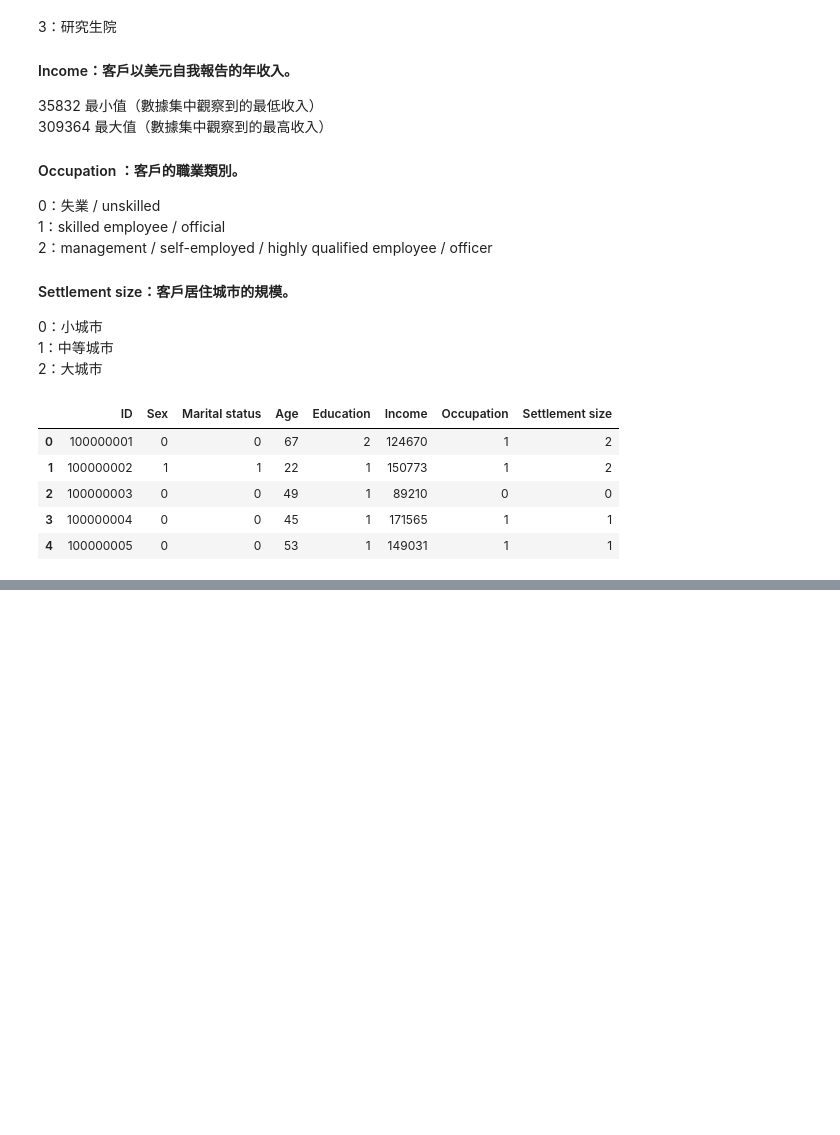
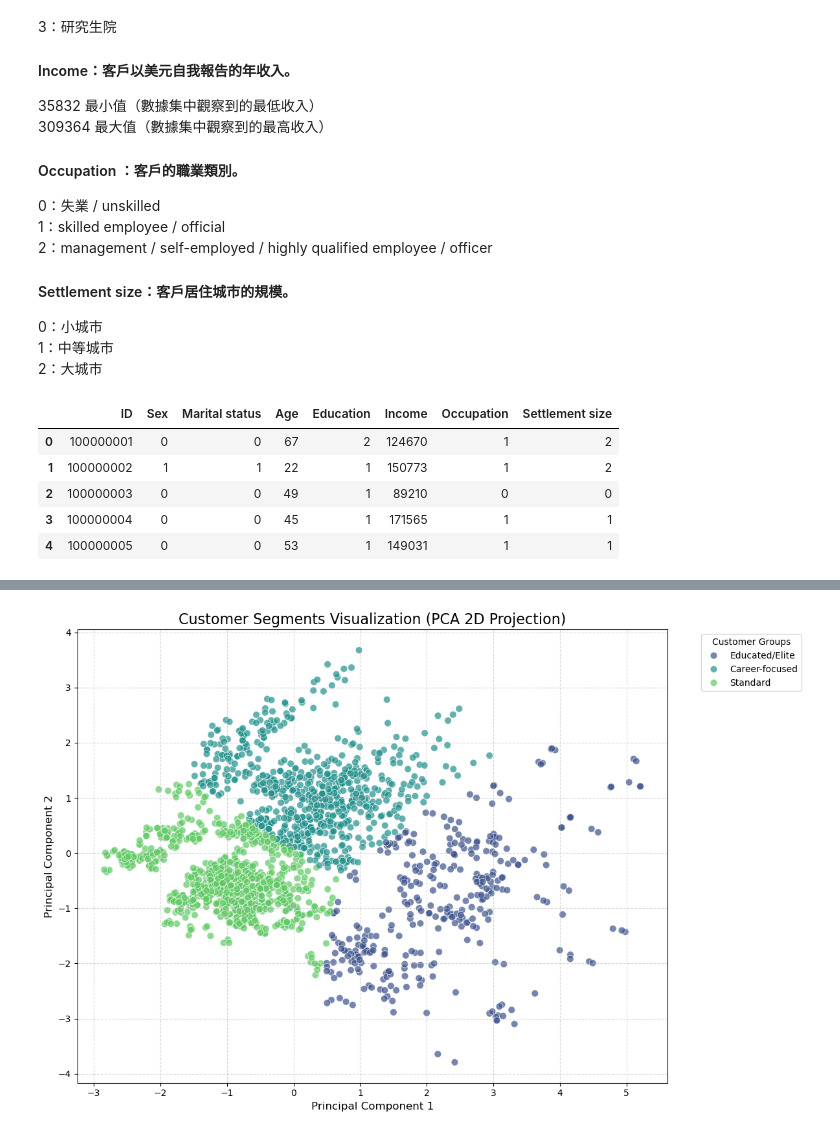
Before and after one commit to silverbacon9/Machine-Learning, a Jupyter notebook: code test/3_4. DimReduction_Clustering/3_4. DimReduction Clustering.ipynb, the cells around one changed output, grey strips where cells are left out. Cells and saved outputs as stored; diff of their text form; code cells hidden in the pictures; blank space fills up the shorter version.

```diff
--- a/code test/3_4. DimReduction_Clustering/3_4. DimReduction Clustering.ipynb
+++ b/code test/3_4. DimReduction_Clustering/3_4. DimReduction Clustering.ipynb
@@ -230,0 +190,19 @@ df_factor_tb
+# %%
+from sklearn.cluster import KMeans
+
+# 使用降維後的資料進行分群）
+kmeans_3 = KMeans(n_clusters=3, init='k-means++', random_state=123)
+df['Cluster'] = kmeans_3.fit(X_pca).labels_
+
+# 計算各群體的特徵平均值 (以便貼標)
+analysis_features = ['Age', 'Education', 'Income', 'Settlement size']
+cluster_characteristics = df.groupby('Cluster')[analysis_features].mean()
+
+# 顯示各群特徵平均值
+print("--- 三個分群的特徵平均值 ---")
+print(cluster_characteristics.round(2))
+
+# 顯示各群人數佔比
+counts = df['Cluster'].value_counts(normalize=True).sort_index() * 100
+print("\n--- 各群人數佔比 (%) ---")
+print(counts.round(2))
@@ -230,0 +228,31 @@ df_factor_tb
+# %%
+import matplotlib.pyplot as plt
+import seaborn as sns
+
+# 1. 準備繪圖數據：將 PCA 的兩個主成分轉換為 DataFrame
+df_pca = pd.DataFrame(data=X_pca, columns=['PC1', 'PC2'])
+df_pca['Cluster'] = kmeans_3.labels_
+
+# 2. 為群體命名（選用，讓圖表更好懂）
+cluster_map = {0: 'Standard', 1: 'Career-focused', 2: 'Educated/Elite'}
+df_pca['Segment'] = df_pca['Cluster'].map(cluster_map)
+
+# 3. 開始繪圖
+plt.figure(figsize=(12, 8))
+
+# 使用 Seaborn 繪製散佈圖
+sns.scatterplot(x='PC1', y='PC2', hue='Segment', data=df_pca,
+                palette='viridis', s=60, alpha=0.7, edgecolor='w')
+
+
+# 5. 圖表修飾
+plt.title('Customer Segments Visualization (PCA 2D Projection)', fontsize=16)
+plt.xlabel(f'Principal Component 1', fontsize=12)
+plt.ylabel(f'Principal Component 2', fontsize=12)
+plt.legend(title='Customer Groups', bbox_to_anchor=(1.05, 1), loc='upper left')
+plt.grid(True, linestyle='--', alpha=0.5)
+plt.tight_layout()
+
+plt.show()
+# %% [output]
+[figure, added]
```
Also changed, not shown: parts of 17 cells of this notebook, 1 other file.
